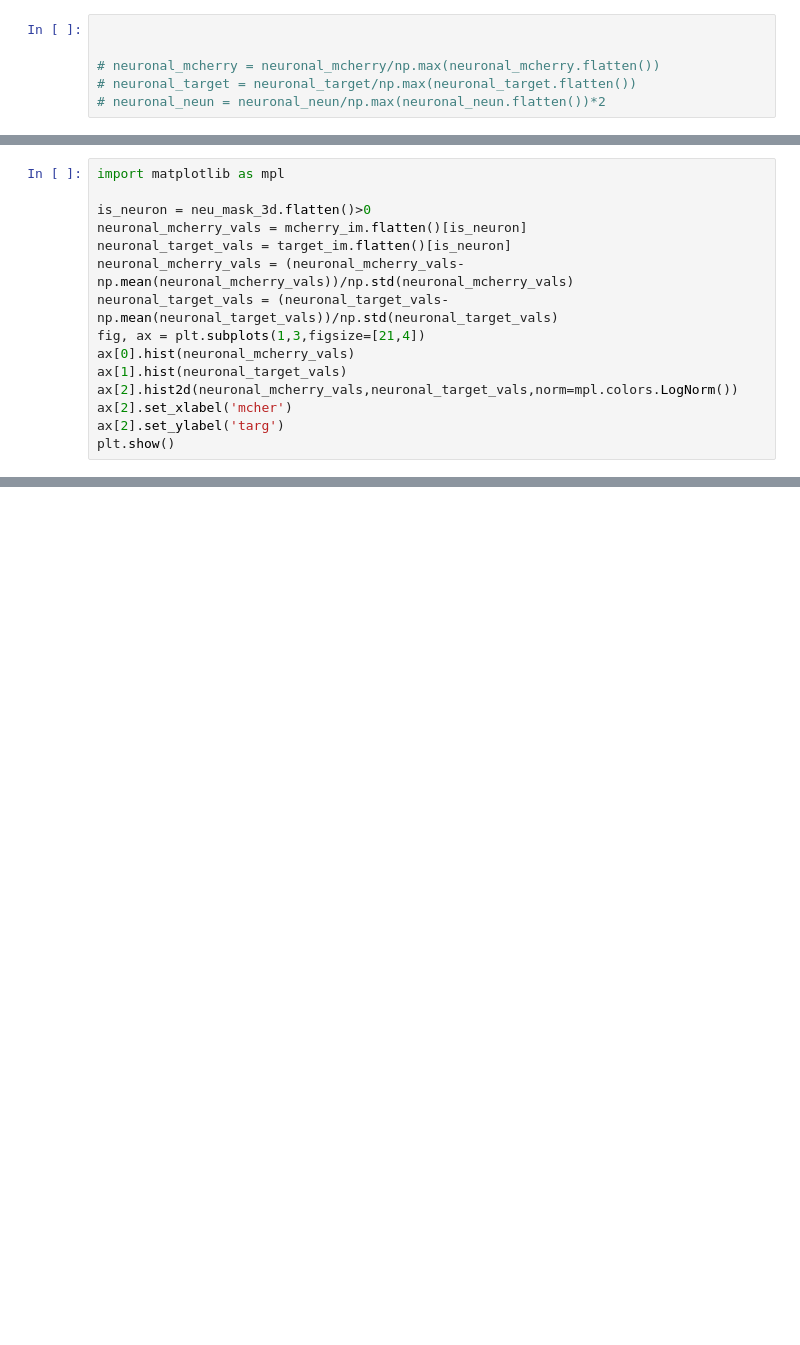
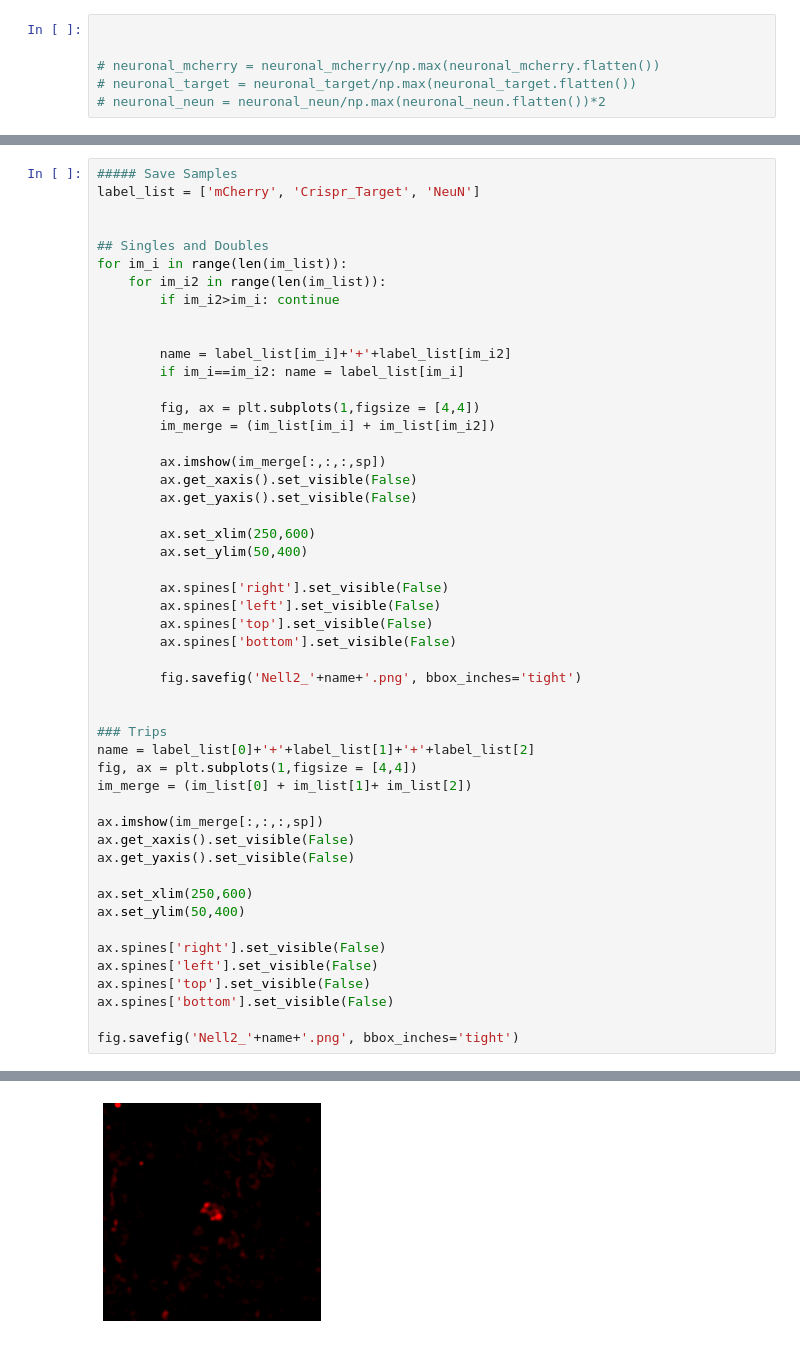
Before and after one commit to dtabuena/Images, a Jupyter notebook: Sample_Nell2.ipynb, the cells around one changed output, grey strips where cells are left out. Drawn from its saved outputs; the diff is of its cells as text; blank space fills up the shorter version.

```diff
--- a/Sample_Nell2.ipynb
+++ b/Sample_Nell2.ipynb
@@ -286,15 +262,51 @@ def rgb_cmy(image,caxis=2,balance = [1,1,1]):
-# %%
-import matplotlib as mpl
-
-is_neuron = neu_mask_3d.flatten()>0
-neuronal_mcherry_vals = mcherry_im.flatten()[is_neuron]
-neuronal_target_vals = target_im.flatten()[is_neuron]
-neuronal_mcherry_vals = (neuronal_mcherry_vals-np.mean(neuronal_mcherry_vals))/np.std(neuronal_mcherry_vals)
-neuronal_target_vals = (neuronal_target_vals-np.mean(neuronal_target_vals))/np.std(neuronal_target_vals)
-fig, ax = plt.subplots(1,3,figsize=[21,4])
-ax[0].hist(neuronal_mcherry_vals)
-ax[1].hist(neuronal_target_vals)
-ax[2].hist2d(neuronal_mcherry_vals,neuronal_target_vals,norm=mpl.colors.LogNorm())
-ax[2].set_xlabel('mcher')
-ax[2].set_ylabel('targ')
-plt.show()
+# %%
+##### Save Samples
+label_list = ['mCherry', 'Crispr_Target', 'NeuN']
+
+
+## Singles and Doubles
+for im_i in range(len(im_list)):
+    for im_i2 in range(len(im_list)):
+        if im_i2>im_i: continue
+
+
+        name = label_list[im_i]+'+'+label_list[im_i2]
+        if im_i==im_i2: name = label_list[im_i]
+
+        fig, ax = plt.subplots(1,figsize = [4,4])
+        im_merge = (im_list[im_i] + im_list[im_i2])
+
+        ax.imshow(im_merge[:,:,:,sp])
+        ax.get_xaxis().set_visible(False)
+        ax.get_yaxis().set_visible(False)
+
+        ax.set_xlim(250,600)
+        ax.set_ylim(50,400)
+
+        ax.spines['right'].set_visible(False)
+        ax.spines['left'].set_visible(False)
+        ax.spines['top'].set_visible(False)
+        ax.spines['bottom'].set_visible(False)
+
+        fig.savefig('Nell2_'+name+'.png', bbox_inches='tight')
+
+
+### Trips
+name = label_list[0]+'+'+label_list[1]+'+'+label_list[2]
+fig, ax = plt.subplots(1,figsize = [4,4])
+im_merge = (im_list[0] + im_list[1]+ im_list[2])
+
+ax.imshow(im_merge[:,:,:,sp])
+ax.get_xaxis().set_visible(False)
+ax.get_yaxis().set_visible(False)
+
+ax.set_xlim(250,600)
+ax.set_ylim(50,400)
+
+ax.spines['right'].set_visible(False)
+ax.spines['left'].set_visible(False)
+ax.spines['top'].set_visible(False)
+ax.spines['bottom'].set_visible(False)
+
+fig.savefig('Nell2_'+name+'.png', bbox_inches='tight')
+# %% [output]
@@ -300,0 +319 @@ plt.show()
+[figure, added]
```
Also changed, not shown: parts of 5 cells of this notebook.
